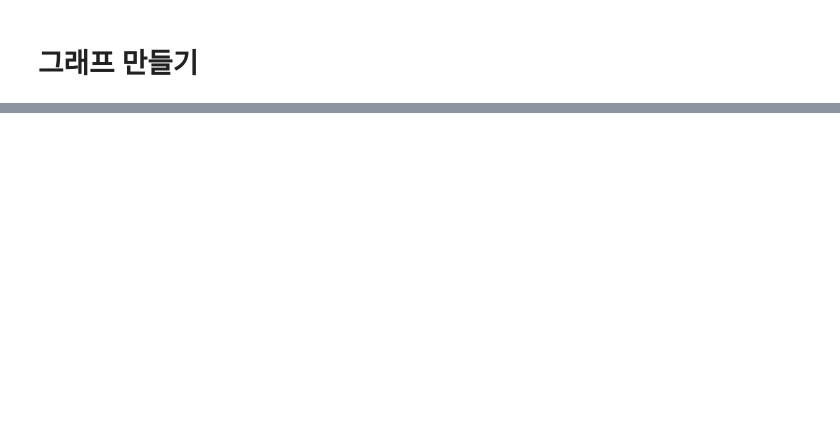
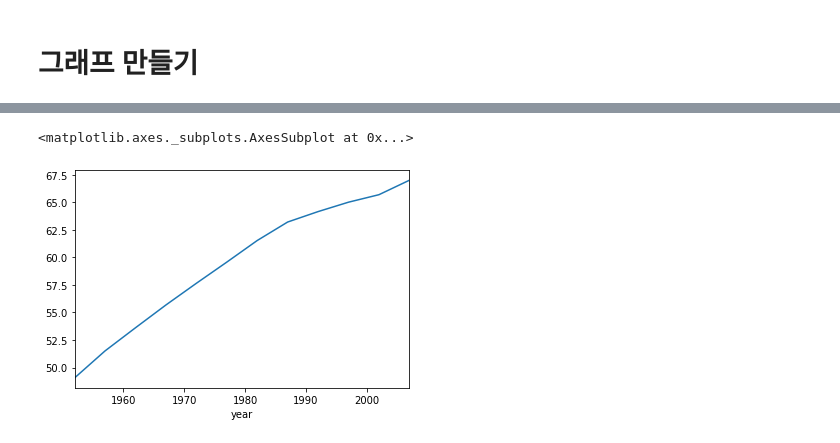
Before and after one commit to ddusi/TIL, a Jupyter notebook: 머신러닝/doit_pandas-master/notebook/02_practice.ipynb, the cells around one changed output, grey strips where cells are left out. Cells and saved outputs as stored; diff of their text form; code cells hidden in the pictures; blank space fills up the shorter version.

Commit message:
0219 // pandas_5장

```diff
--- a/머신러닝/doit_pandas-master/notebook/02_practice.ipynb
+++ b/머신러닝/doit_pandas-master/notebook/02_practice.ipynb
@@ -3,6 +5,6 @@
 # %%
 import pandas as pd
-df = pandas.read_csv('../data/gapminder.tsv', sep='\t')
+df = pd.read_csv('../data/gapminder.tsv', sep='\t')
 df
 # %% [output]
 |  | country | continent | year | lifeExp | pop | gdpPercap |
@@ -224,0 +543,5 @@ df.loc[(0,1,2,3,4,5),:]
+# %%
+df.groupby('year')['lifeExp'].mean().plot()
+# %% [output]
+<matplotlib.axes._subplots.AxesSubplot at 0x...>
+[figure, added]
```
Also changed, not shown: parts of 30 cells of this notebook, 8 other files.
